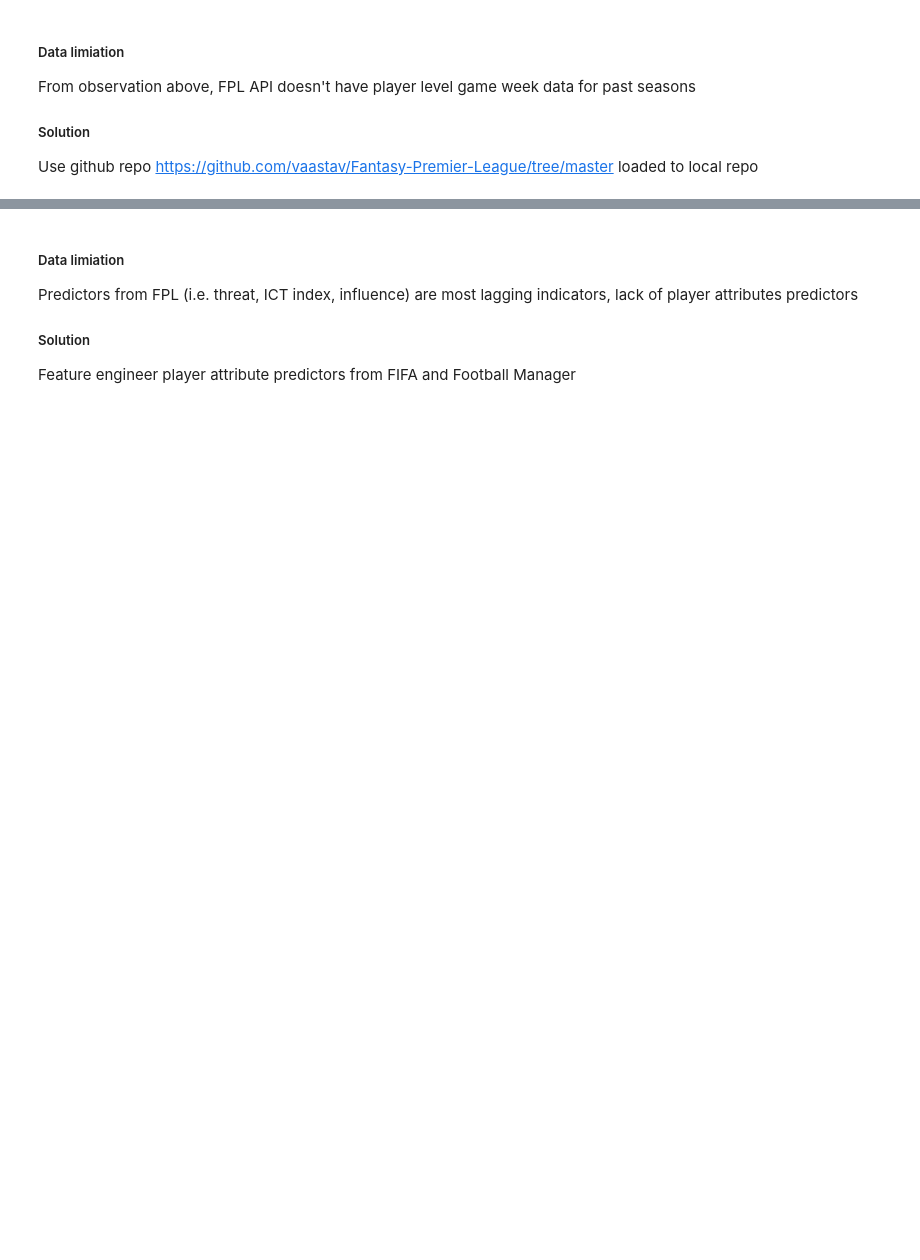
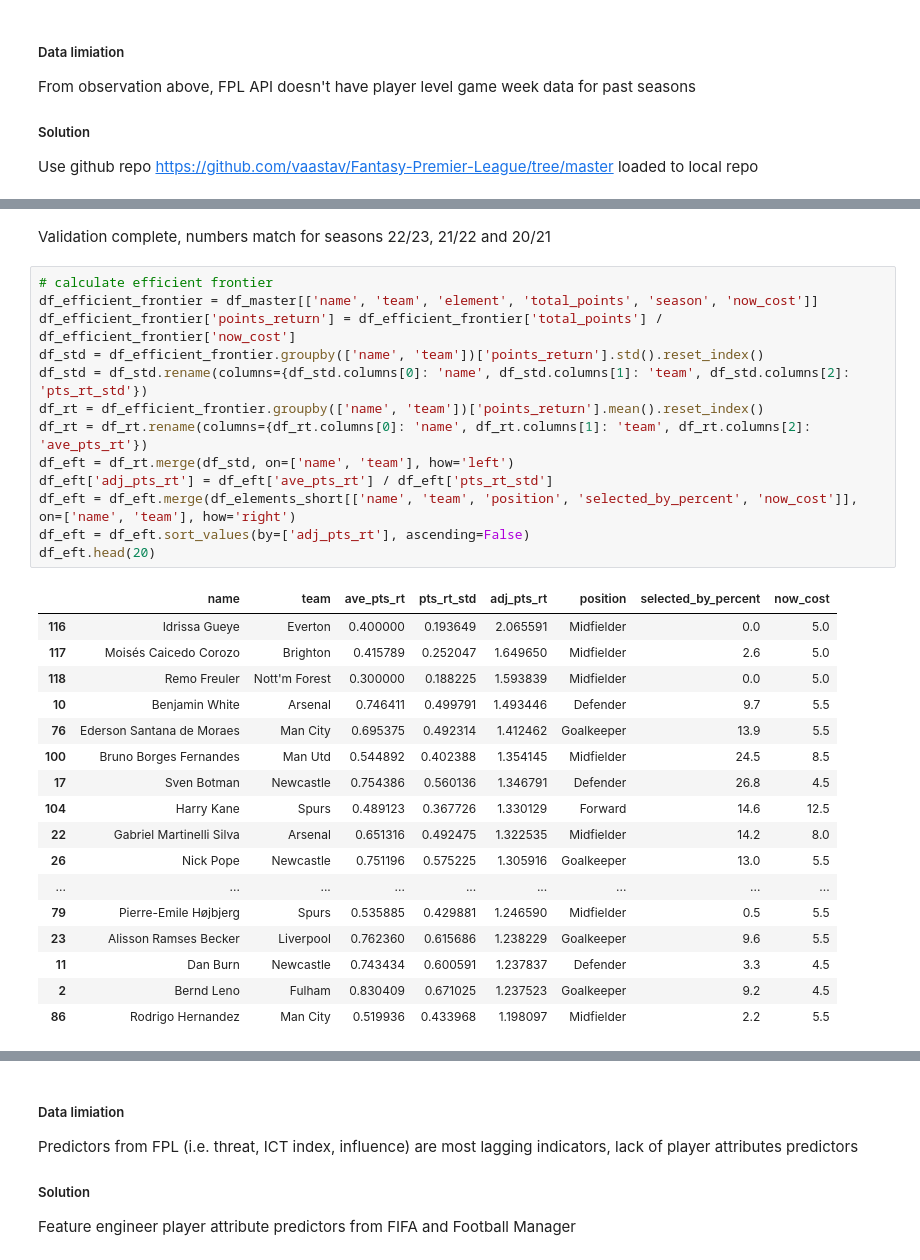
Before and after one commit to Willyiam723/fpl, a Jupyter notebook: main.ipynb, the cells around one changed output, grey strips where cells are left out. Saved outputs shown, nothing was run; the diff lists cells and outputs as text; blank space fills up the shorter version.

```diff
--- a/main.ipynb
+++ b/main.ipynb
@@ -181,0 +182,33 @@ df_master.head()
+# %% [markdown]
+Validation complete, numbers match for seasons 22/23, 21/22 and 20/21
+# %%
+# calculate efficient frontier
+df_efficient_frontier = df_master[['name', 'team', 'element', 'total_points', 'season', 'now_cost']]
+df_efficient_frontier['points_return'] = df_efficient_frontier['total_points'] / df_efficient_frontier['now_cost']
+df_std = df_efficient_frontier.groupby(['name', 'team'])['points_return'].std().reset_index()
+df_std = df_std.rename(columns={df_std.columns[0]: 'name', df_std.columns[1]: 'team', df_std.columns[2]: 'pts_rt_std'})
+df_rt = df_efficient_frontier.groupby(['name', 'team'])['points_return'].mean().reset_index()
+df_rt = df_rt.rename(columns={df_rt.columns[0]: 'name', df_rt.columns[1]: 'team', df_rt.columns[2]: 'ave_pts_rt'})
+df_eft = df_rt.merge(df_std, on=['name', 'team'], how='left')
+df_eft['adj_pts_rt'] = df_eft['ave_pts_rt'] / df_eft['pts_rt_std']
+df_eft = df_eft.merge(df_elements_short[['name', 'team', 'position', 'selected_by_percent', 'now_cost']], on=['name', 'team'], how='right')
+df_eft = df_eft.sort_values(by=['adj_pts_rt'], ascending=False)
+df_eft.head(20)
+# %% [output]
+|  | name | team | ave_pts_rt | pts_rt_std | adj_pts_rt | position | selected_by_percent | now_cost |
+| 116 | Idrissa Gueye | Everton | 0.400000 | 0.193649 | 2.065591 | Midfielder | 0.0 | 5.0 |
+| 117 | Moisés Caicedo Corozo | Brighton | 0.415789 | 0.252047 | 1.649650 | Midfielder | 2.6 | 5.0 |
+| 118 | Remo Freuler | Nott'm Forest | 0.300000 | 0.188225 | 1.593839 | Midfielder | 0.0 | 5.0 |
+| 10 | Benjamin White | Arsenal | 0.746411 | 0.499791 | 1.493446 | Defender | 9.7 | 5.5 |
+| 76 | Ederson Santana de Moraes | Man City | 0.695375 | 0.492314 | 1.412462 | Goalkeeper | 13.9 | 5.5 |
+| 100 | Bruno Borges Fernandes | Man Utd | 0.544892 | 0.402388 | 1.354145 | Midfielder | 24.5 | 8.5 |
+| 17 | Sven Botman | Newcastle | 0.754386 | 0.560136 | 1.346791 | Defender | 26.8 | 4.5 |
+| 104 | Harry Kane | Spurs | 0.489123 | 0.367726 | 1.330129 | Forward | 14.6 | 12.5 |
+| 22 | Gabriel Martinelli Silva | Arsenal | 0.651316 | 0.492475 | 1.322535 | Midfielder | 14.2 | 8.0 |
+| 26 | Nick Pope | Newcastle | 0.751196 | 0.575225 | 1.305916 | Goalkeeper | 13.0 | 5.5 |
+| ... | ... | ... | ... | ... | ... | ... | ... | ... |
+| 79 | Pierre-Emile Højbjerg | Spurs | 0.535885 | 0.429881 | 1.246590 | Midfielder | 0.5 | 5.5 |
+| 23 | Alisson Ramses Becker | Liverpool | 0.762360 | 0.615686 | 1.238229 | Goalkeeper | 9.6 | 5.5 |
+| 11 | Dan Burn | Newcastle | 0.743434 | 0.600591 | 1.237837 | Defender | 3.3 | 4.5 |
+| 2 | Bernd Leno | Fulham | 0.830409 | 0.671025 | 1.237523 | Goalkeeper | 9.2 | 4.5 |
+| 86 | Rodrigo Hernandez | Man City | 0.519936 | 0.433968 | 1.198097 | Midfielder | 2.2 | 5.5 |
```
Also changed, not shown: parts of 10 cells of this notebook.
